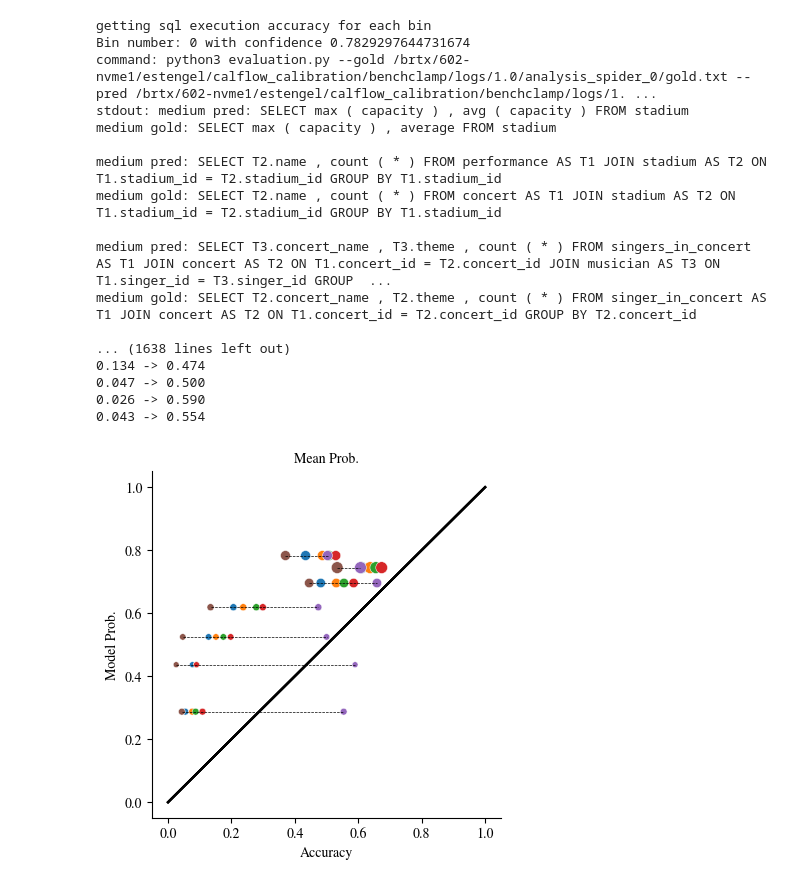
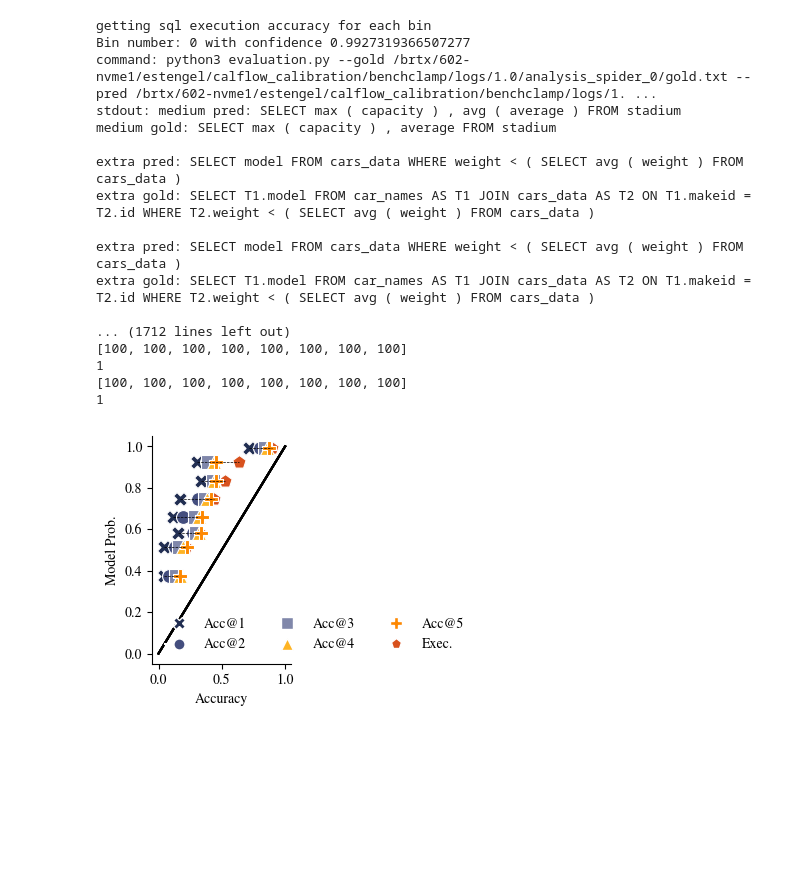
Before and after one commit to esteng/calibration_miso, a Jupyter notebook: analysis/calibration_sql_seq_plot.ipynb, the cells around one changed output. Drawn from its saved outputs; the diff is of its cells as text; code cells hidden in the pictures; blank space fills up the shorter version.

```diff
--- a/analysis/calibration_sql_seq_plot.ipynb
+++ b/analysis/calibration_sql_seq_plot.ipynb
@@ -31,6 +31,9 @@ t5_data = read_benchclamp_file("/brtx/602-nvme1/estengel/calflow_calibration/ben
 t5_min_probs, t5_mean_probs, t5_exact_accs = get_probs_and_accs_benchclamp(t5_data) #, spider_gold_path)
 # %%
 bart_at_k = {}
-for k in range(2, 6):
+t5_at_k = {}
+for k in range(1, 6):
     __, __, k_bart_exact_accs = get_probs_and_accs_benchclamp(bart_data, k=k) # , spider_gold_path)
     bart_at_k[k] = k_bart_exact_accs
+    __, __, k_t5_exact_accs = get_probs_and_accs_benchclamp(t5_data, k=k) # , spider_gold_path)
+    t5_at_k[k] = k_t5_exact_accs
@@ -293,42 +135,47 @@ def horizontal_plot_at_k(min_probs, accs_at_k, path, bclamp_data, gold_path, n_b
 # %%
 # horizontal_plot(bart_min_probs,
 #                 bart_exact_accs,
 #                 None,
 #                 bclamp_data=bart_data,
 #                 gold_path=spider_gold_path,
 #                 n_bins=10,
 #                 title="Acc@1",
 #                 binning_strategy='adaptive')
 
-bart_at_k[1] = bart_exact_accs
+# t5_at_k[1] = t5_exact_accs
 # for k in range(2, 6):
-horizontal_plot_at_k(bart_min_probs,
-                bart_at_k,
+fig, ax = plt.subplots(1,1, figsize=(3,3), sharex=True, sharey=True)
+horizontal_plot_at_k(t5_min_probs,
+                t5_at_k,
                 None,
-                bclamp_data=bart_data,
+                bclamp_data=t5_data,
                 gold_path=spider_gold_path,
                 n_bins=10,
+                ax = ax,
                 # title=f"Acc@{k}",
                 binning_strategy='adaptive')
+
+plt.tight_layout()
+plt.savefig("/home/estengel/papers/calibration-parsing-2023/figures/exec_vs_em.pdf", bbox_inches="tight")
 # %% [output]
 getting sql execution accuracy for each bin
-Bin number: 0 with confidence 0.7829297644731674
+Bin number: 0 with confidence 0.9927319366507277
 command: python3 evaluation.py --gold /brtx/602-nvme1/estengel/calflow_calibration/benchclamp/logs/1.0/analysis_spider_0/gold.txt --pred /brtx/602-nvme1/estengel/calflow_calibration/benchclamp/logs/1. ...
-stdout: medium pred: SELECT max ( capacity ) , avg ( capacity ) FROM stadium
+stdout: medium pred: SELECT max ( capacity ) , avg ( average ) FROM stadium
 medium gold: SELECT max ( capacity ) , average FROM stadium
 
-medium pred: SELECT T2.name , count ( * ) FROM performance AS T1 JOIN stadium AS T2 ON T1.stadium_id = T2.stadium_id GROUP BY T1.stadium_id
-medium gold: SELECT T2.name , count ( * ) FROM concert AS T1 JOIN stadium AS T2 ON T1.stadium_id = T2.stadium_id GROUP BY T1.stadium_id
+extra pred: SELECT model FROM cars_data WHERE weight < ( SELECT avg ( weight ) FROM cars_data )
+extra gold: SELECT T1.model FROM car_names AS T1 JOIN cars_data AS T2 ON T1.makeid = T2.id WHERE T2.weight < ( SELECT avg ( weight ) FROM cars_data )
 
-medium pred: SELECT T3.concert_name , T3.theme , count ( * ) FROM singers_in_concert AS T1 JOIN concert AS T2 ON T1.concert_id = T2.concert_id JOIN musician AS T3 ON T1.singer_id = T3.singer_id GROUP  ...
-medium gold: SELECT T2.concert_name , T2.theme , count ( * ) FROM singer_in_concert AS T1 JOIN concert AS T2 ON T1.concert_id = T2.concert_id GROUP BY T2.concert_id
+extra pred: SELECT model FROM cars_data WHERE weight < ( SELECT avg ( weight ) FROM cars_data )
+extra gold: SELECT T1.model FROM car_names AS T1 JOIN cars_data AS T2 ON T1.makeid = T2.id WHERE T2.weight < ( SELECT avg ( weight ) FROM cars_data )
 
-... (1638 lines left out)
-0.134 -> 0.474
-0.047 -> 0.500
-0.026 -> 0.590
-0.043 -> 0.554
+... (1712 lines left out)
+[100, 100, 100, 100, 100, 100, 100, 100]
+1
+[100, 100, 100, 100, 100, 100, 100, 100]
+1
-[figure, old version]
+[figure, new version]
 # %%
 exact_bart_values, exact_bart_bins, exact_bart_bin_number = single_plot(bart_min_probs,
                                                           bart_exact_accs,
```
Also changed, not shown: parts of 5 cells of this notebook, 2 other files.
